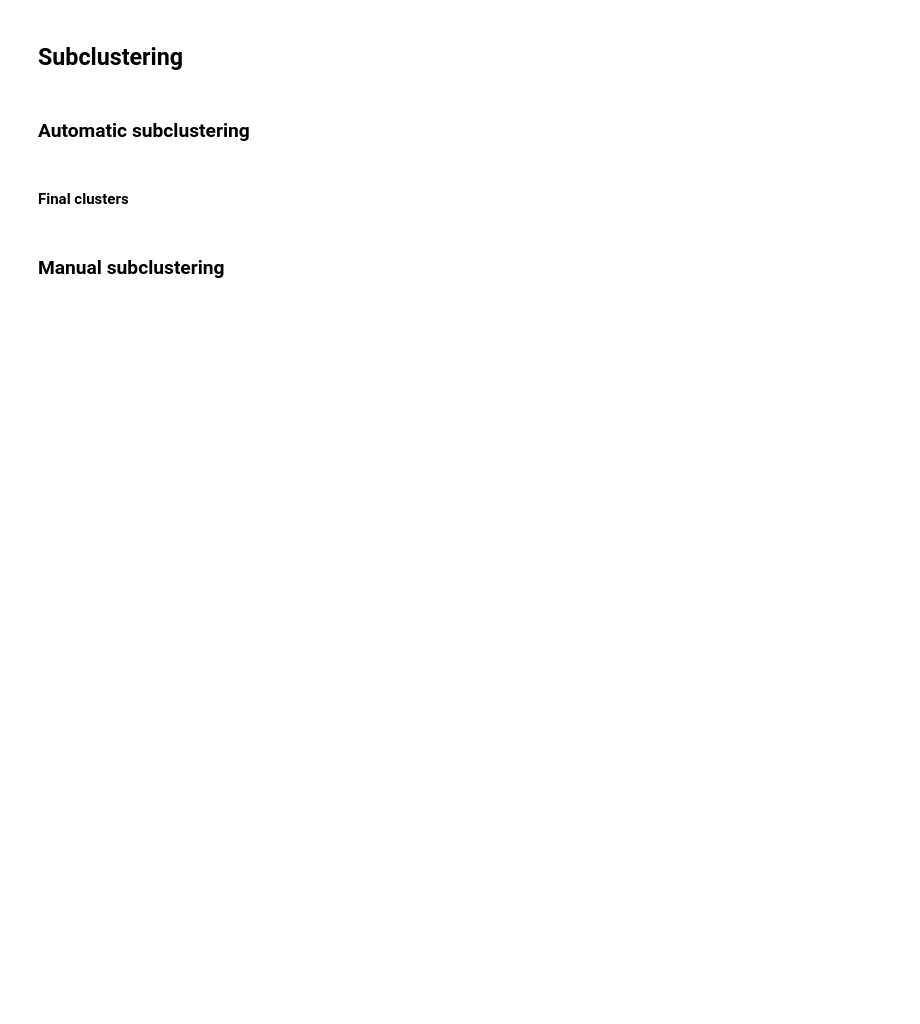
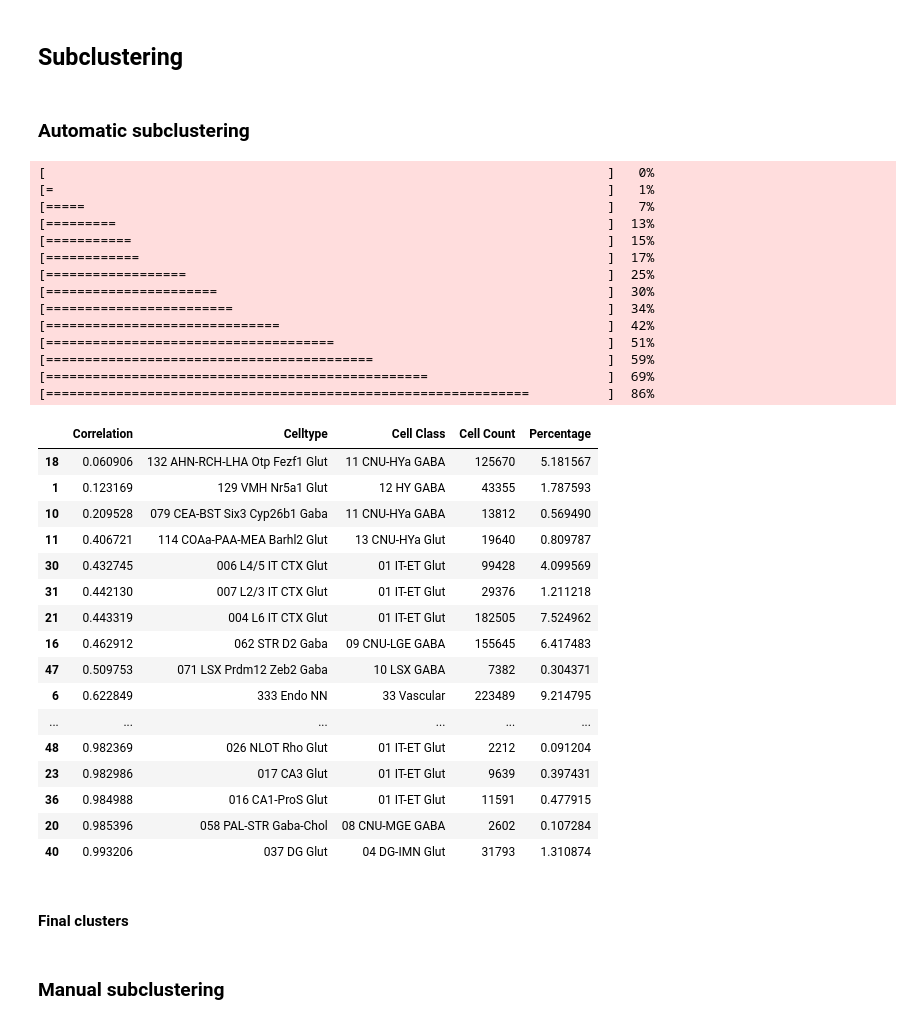
Before and after one commit to Carboneinerte/Xenium-workflow, a Jupyter notebook: v9B_Xenium_annotation_n_subsclustering.ipynb, the cells around one changed output. Cells and saved outputs as stored; diff of their text form; code cells hidden in the pictures; blank space fills up the shorter version.

```diff
--- a/v9B_Xenium_annotation_n_subsclustering.ipynb
+++ b/v9B_Xenium_annotation_n_subsclustering.ipynb
@@ -388,13 +433,45 @@ auto_subclustering2(adata_to_sub = adata, ###
 # %%
 from module.subclustering_Xe import cluster_table
 
 cont_tab, cont_tab_sub, cluster_df = cluster_table(adata_to_use = adata,
-                                                   Clusters_to_use = 'cell_type_newnum_auto_sub',
-                                                   sort_order='Cell Count',
+                                                   Clusters_to_use = 'cell_type_newnum_final',
+                                                   sort_order='Correlation',
                                                    sort_ascend = True
                                                    )
 
 cluster_df
+# %% [output]
+[                                                                        ]   0%
+[=                                                                       ]   1%
+[=====                                                                   ]   7%
+[=========                                                               ]  13%
+[===========                                                             ]  15%
+[============                                                            ]  17%
+[==================                                                      ]  25%
+[======================                                                  ]  30%
+[========================                                                ]  34%
+[==============================                                          ]  42%
+[=====================================                                   ]  51%
+[==========================================                              ]  59%
+[=================================================                       ]  69%
+[==============================================================          ]  86%
+|  | Correlation | Celltype | Cell Class | Cell Count | Percentage |
+| 18 | 0.060906 | 132 AHN-RCH-LHA Otp Fezf1 Glut | 11 CNU-HYa GABA | 125670 | 5.181567 |
+| 1 | 0.123169 | 129 VMH Nr5a1 Glut | 12 HY GABA | 43355 | 1.787593 |
+| 10 | 0.209528 | 079 CEA-BST Six3 Cyp26b1 Gaba | 11 CNU-HYa GABA | 13812 | 0.569490 |
+| 11 | 0.406721 | 114 COAa-PAA-MEA Barhl2 Glut | 13 CNU-HYa Glut | 19640 | 0.809787 |
+| 30 | 0.432745 | 006 L4/5 IT CTX Glut | 01 IT-ET Glut | 99428 | 4.099569 |
+| 31 | 0.442130 | 007 L2/3 IT CTX Glut | 01 IT-ET Glut | 29376 | 1.211218 |
+| 21 | 0.443319 | 004 L6 IT CTX Glut | 01 IT-ET Glut | 182505 | 7.524962 |
+| 16 | 0.462912 | 062 STR D2 Gaba | 09 CNU-LGE GABA | 155645 | 6.417483 |
+| 47 | 0.509753 | 071 LSX Prdm12 Zeb2 Gaba | 10 LSX GABA | 7382 | 0.304371 |
+| 6 | 0.622849 | 333 Endo NN | 33 Vascular | 223489 | 9.214795 |
+| ... | ... | ... | ... | ... | ... |
+| 48 | 0.982369 | 026 NLOT Rho Glut | 01 IT-ET Glut | 2212 | 0.091204 |
+| 23 | 0.982986 | 017 CA3 Glut | 01 IT-ET Glut | 9639 | 0.397431 |
+| 36 | 0.984988 | 016 CA1-ProS Glut | 01 IT-ET Glut | 11591 | 0.477915 |
+| 20 | 0.985396 | 058 PAL-STR Gaba-Chol | 08 CNU-MGE GABA | 2602 | 0.107284 |
+| 40 | 0.993206 | 037 DG Glut | 04 DG-IMN Glut | 31793 | 1.310874 |
 # %%
 tst_dict = cont_tab_sub.T.idxmax(axis=0).to_dict()
 tst_dict = dict(zip(cluster_df.index, cluster_df['Celltype']))
```
Also changed, not shown: parts of 37 cells of this notebook, 3 other files.
